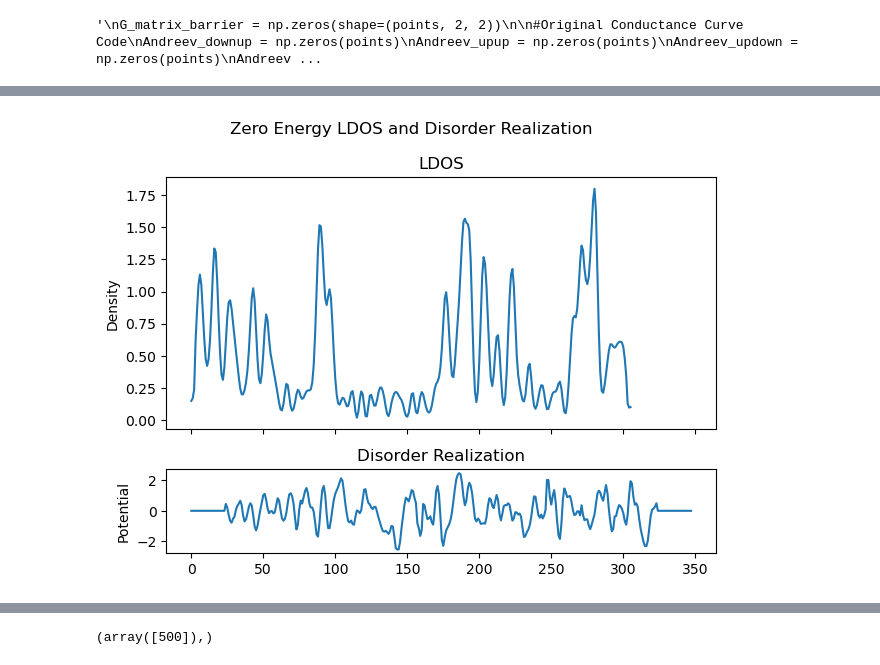
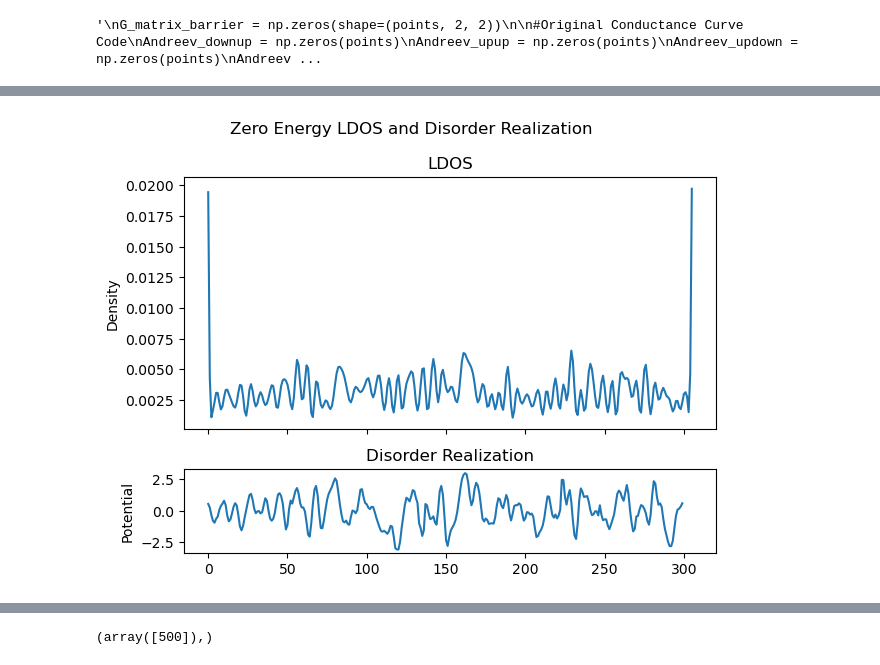
Before and after one commit to polianahp/Nonlocality-of-local-Andreev-conductances-as-a-probe-for-topological-Majorana-wires, a Jupyter notebook: Nathan-testing.ipynb, the cells around one changed output, grey strips where cells are left out. Saved outputs shown, nothing was run; the diff lists cells and outputs as text; code cells hidden in the pictures.

```diff
--- a/Nathan-testing.ipynb
+++ b/Nathan-testing.ipynb
@@ -342,6 +222,7 @@ def build_system_closed(t, mu, mu_n, gamma, Delta0, V_z, alpha, Ln, Lb, Ls, mu_l
 #path = "/home/pseudonym/code/Nonlocal_Conductance/Nonlocality-of-local-Andreev-conductances-as-a-probe-for-topological-Majorana-wires/Run_Files/Data.npz"
 #Vdisx = hp.initialize_vdis_from_data(path) * V0
 # %%
+
 dir = Path(PathConfigs.DATA/"momoentoftruth"/"Tdis_nb")
 #dir = Path(PathConfigs.DATA/"nomushift"/"vdis2_b_strdis")
 
@@ -362,15 +243,25 @@ points = 101#int(params['Upoints'])
 
 totlen = Ln + Lb +Ls
 #V_z = 1.0 * V_c # To generate Fig 2a V_z should be varied. For the cyan line in Fig 2, for example, V_z = 1.203 * V_c
-mu = 0.4864
 # 0.4864
 
 #V_c = np.sqrt(mu**2 + Delta**2)
-V_z = 1.2
+V_z = 1.0
+Vz_str = str(V_z).replace('.','_')
 
-barrier_r = np.linspace(barrier_l, 40*barrier_l, points) + mu #Varying the right barrier U_R
+mu = 3.8772
+mu_str = str(mu).replace('.','_')
+barrier_r = np.linspace(-20*barrier_l, 20*barrier_l, points) + mu #Varying the right barrier U_R
 
 num_engs = 101
 energies = np.linspace(-0.5, 0.5, num_engs)
 
-Vdisx = params['Vdisx']  #* V0
+Vdisx = params['Vdisx']  * V0
+
+
+paramd = {name:params[name] for name in params.files}
+del paramd['Vdisx']
+del paramd['energies']
+del paramd['barrier_arr']
+del paramd['mu_var']
+paramd
@@ -618,27 +441,10 @@ for k, eng in tqdm(enumerate(energies), total=num_engs, desc="Calculating differ
 # %%
 dIdV_left, dIdV_right, ldos = hp.calc_dIdV(syst, energies)
 # %%
-syst = hp.build_system(
-    t=t,
-    mu=mu,
-    mu_n=mu_n,
-    Delta0=Delta0,
-    gamma=gamma,
-    V_z=V_z,
-    alpha=alpha,
-    Ln=Ln,
-    Lb=Lb,
-    Ls=Ls,
-    mu_leads=mu_leads,
-
-    barrier_l=barrier_l,
-    barrier_r=barrier_l,
-    Vdisx = Vdisx,
-    a=1
-    )
 
 
-rho_M1, rho_M2, evals = get_psiM_density(syst)
+
+rho_M1, rho_M2, evals = get_psiM_density(syst_closed)
 # %%
 Data_dir = Path("/home/pseudonym/code/Nonlocal_Conductance/Nonlocality-of-local-Andreev-conductances-as-a-probe-for-topological-Majorana-wires/Data")
 save_dir = Path(Data_dir/"New_Results")
@@ -652,33 +466,33 @@ plt.plot(rho_M2, label = "M2")
 # %%
 import matplotlib.pyplot as plt
 import numpy as np
 
 ldos_per_site = ldos.reshape(num_engs, -1, 4).sum(axis=2)
 site_positions = [site.pos[0] for site in syst.sites]
 
 # ... (Previous data generation code: energies, Vz_var, dIdVs_left_arr, etc.) ...
 
 
 # Update: 3 rows, height ratios [3, 1, 1] to make ax2 and ax3 equal size
 fig, (ax1, ax2) = plt.subplots(2, 1, sharex=True, gridspec_kw={'height_ratios': [3, 1]})
 
 # --- Plot 1: Heatmap ---
 ax1.plot(ldos_per_site[100,:])
 ax1.set_ylabel("Density")
 ax1.set_title("LDOS")
 
-ax2.plot(np.pad(Vdisx, (24, 24), mode = 'constant'))
+ax2.plot(Vdisx)
 ax2.set_ylabel("Potential")
 #ax2.legend() # Optional: added legend since there are two lines
 ax2.set_title("Disorder Realization")
 
 
 fig.suptitle(r"Zero Energy LDOS and Disorder Realization")
 fig.tight_layout()
 
 plt.show()
 # %% [output]
-[figure, old version]
+[figure, new version]
 # %%
 import matplotlib.pyplot as plt
 
```
Also changed, not shown: parts of 15 cells of this notebook, 4 other files.
